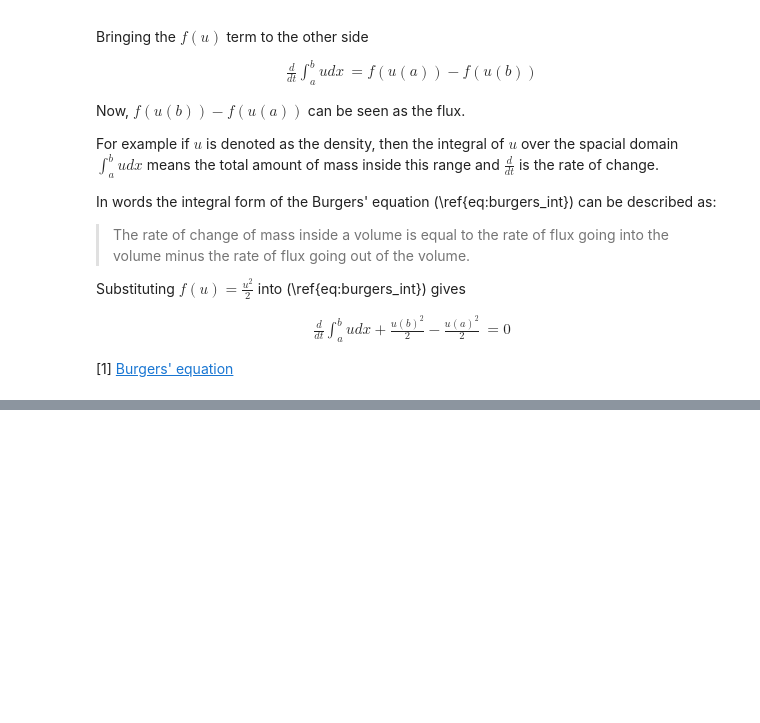
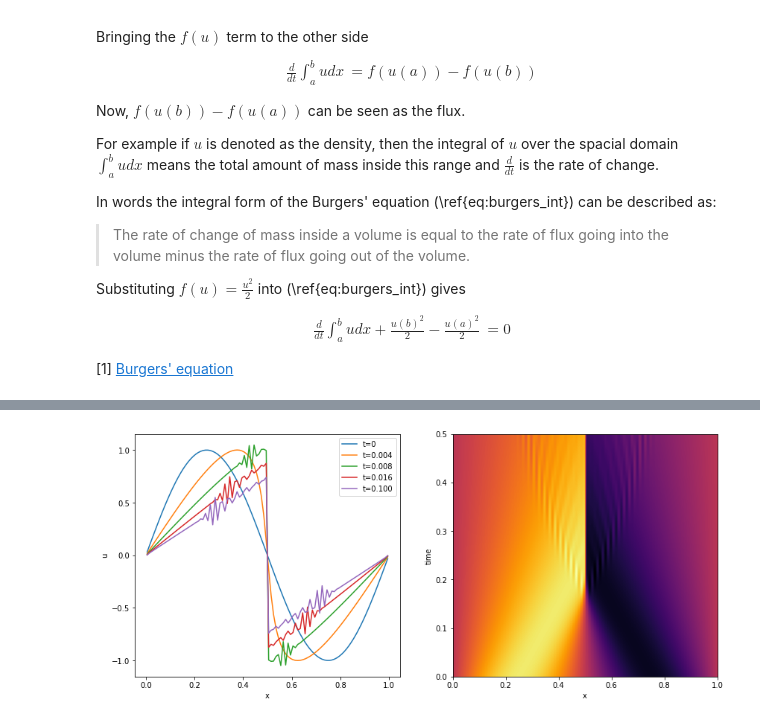
Before and after one commit to gilbertfrancois/partial-differential-equations, a Jupyter notebook: 1D Burgers' equation, finite volume.ipynb, the cells around one changed output, grey strips where cells are left out. Drawn from its saved outputs; the diff is of its cells as text; code cells hidden in the pictures; blank space fills up the shorter version.

Commit message:
Burgers' equation with central scheme

```diff
--- a/1D Burgers' equation, finite volume.ipynb
+++ b/1D Burgers' equation, finite volume.ipynb
@@ -72,0 +128,38 @@ Substituting $f(u) = \frac{u^2}{2}$ into (\ref{eq:burgers_int}) gives
+# %%
+def dudt_central(u, t, dx):
+    # u denotes state in cell centers
+    # f denotes f(u) in cell centers, using Burgers' equation f(u) = u^2/2
+    f = u**2 / 2
+
+    # Flux at inner domain: from f_{0+1/2} to f_{n-1/2}
+    f_interface = (f[0:n-1] + f[1:n]) / 2
+
+    # Add flux at boundaries of the domain at interfaces f_{0-1/2} and f_{n+1/2}
+    f_interface = np.hstack([0, f_interface, 0])
+
+    # If we have n cells, we have n+1 cell boundaries.
+    assert len(f_interface) == len(u) + 1
+
+    # Compute the time derivative as the difference of flux directed into the cell.
+    du_dt = (f_interface[0:n] - f_interface[1:n+1])/dx
+    return du_dt
+# %%
+u = odeint(dudt_central, u_init, t, args=(dx,))
+# %%
+fig, axs = plt.subplots(1, 2, figsize=(14, 6))
+#axs[0].set_ylim(min(U0, Un),max(U0,Un))
+axs[0].plot(x, u[0], label="t=0")
+#axs[0].plot(x, u[25], label="t=0.002")
+axs[0].plot(x, u[50], label="t=0.004")
+axs[0].plot(x, u[100], label="t=0.008")
+axs[0].plot(x, u[150], label="t=0.016")
+axs[0].plot(x, u[199], label="t=0.100")
+axs[0].legend()
+axs[0].set_ylabel("u")
+axs[0].set_xlabel("x")
+axs[1].imshow(u, aspect="auto", cmap="inferno", origin="lower", extent=[0, 1, t0, tn])
+axs[1].set_xlabel(f"x")
+axs[1].set_ylabel("time")
+plt.show()
+# %% [output]
+[figure, added]
```
Also changed, not shown: parts of 6 cells of this notebook.
